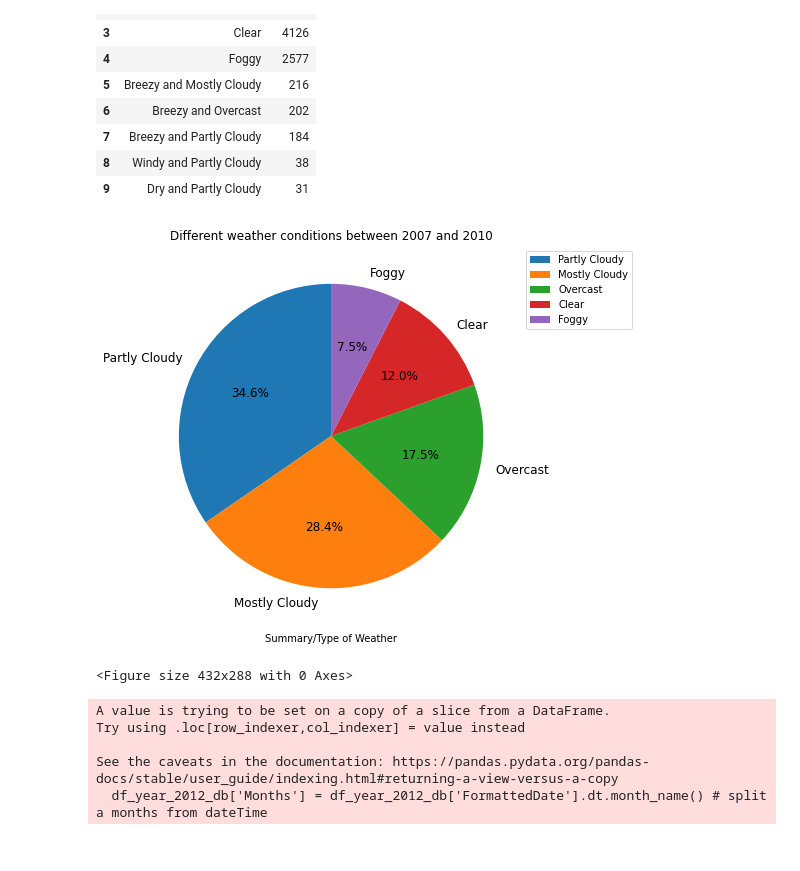
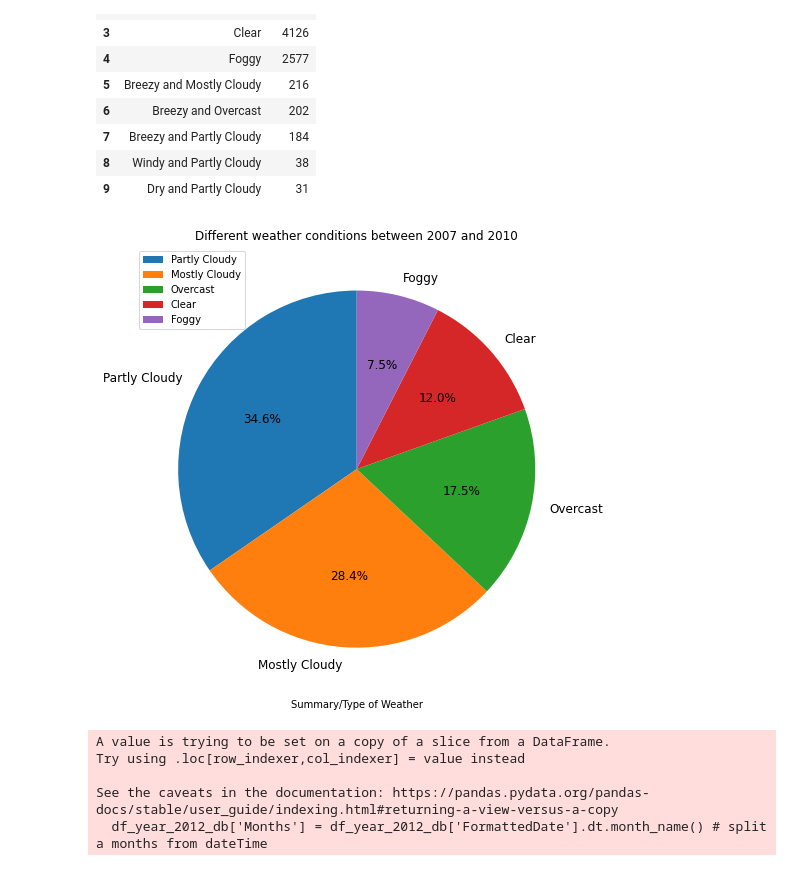
Before and after one commit to ss22afk/ASD_Assignment, a Jupyter notebook: asd_Assignment.ipynb, the cells around one changed output. Drawn from its saved outputs; the diff is of its cells as text; code cells hidden in the pictures.

```diff
--- a/asd_Assignment.ipynb
+++ b/asd_Assignment.ipynb
@@ -161,16 +160,15 @@ count_weather_Type.head(10)
 | 9 | Dry and Partly Cloudy | 31 |
 # %%
 # ploting a value in pie chart
-plt.figure(figsize=(7,7)).set_facecolor('white')
+plt.figure(figsize=(8,9)).set_facecolor('white')
 plt.pie(count_weather_Type['Count'].head(5), labels=count_weather_Type['Type of Weather'].head(5), startangle=90, autopct='%1.1f%%', textprops={'fontweight':'normal','fontsize': 12,})
-plt.legend(loc = 2,bbox_to_anchor=(1, 0, 0.4, 1))
+plt.legend(loc = 2,bbox_to_anchor=(0, 0, 0.5, 1))
 plt.title('Different weather conditions between 2007 and 2010')
 plt.xlabel('Summary/Type of Weather')
+plt.savefig('2_Different_condition.jpg')
 plt.show()
-plt.savefig('2_Different_condition.jpg')
 # %% [output]
-[figure, old version]
+[figure, new version]
-<Figure size 432x288 with 0 Axes>
 # %%
 # seperate data by year 2012
 df_year_2012_db = df_wehter_Data.query('Year == 2012')
```
Also changed, not shown: parts of 3 cells of this notebook, 3 other files.
